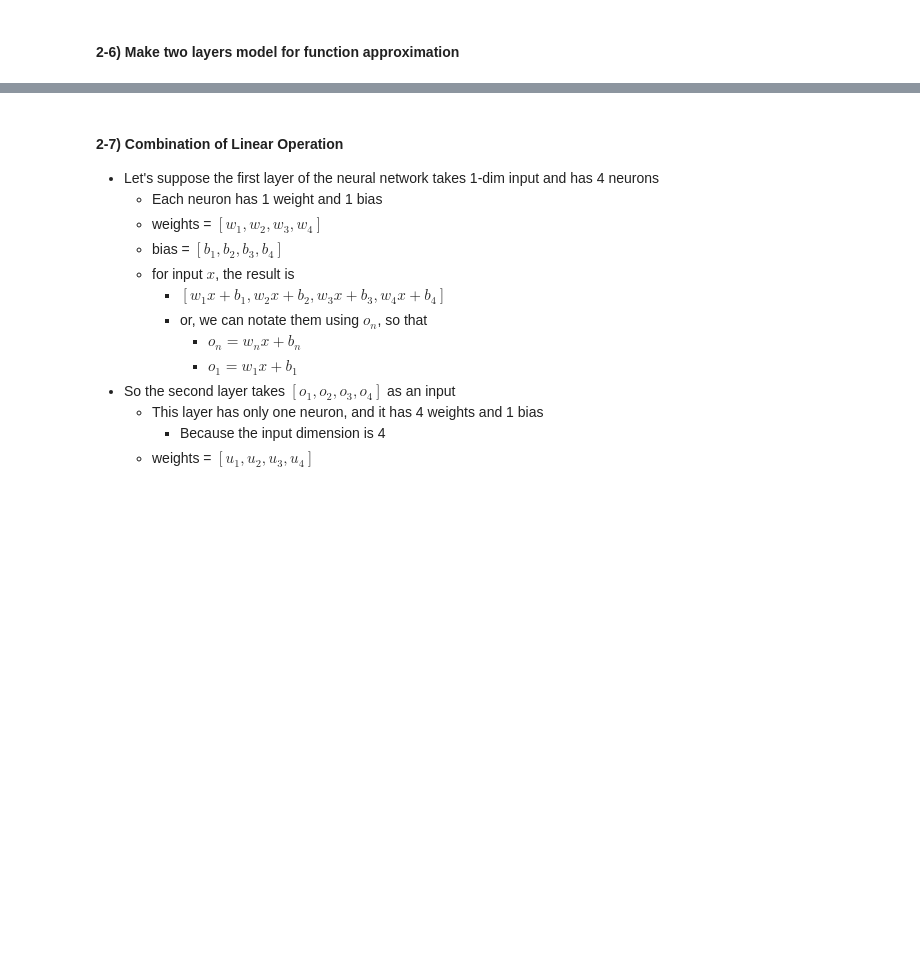
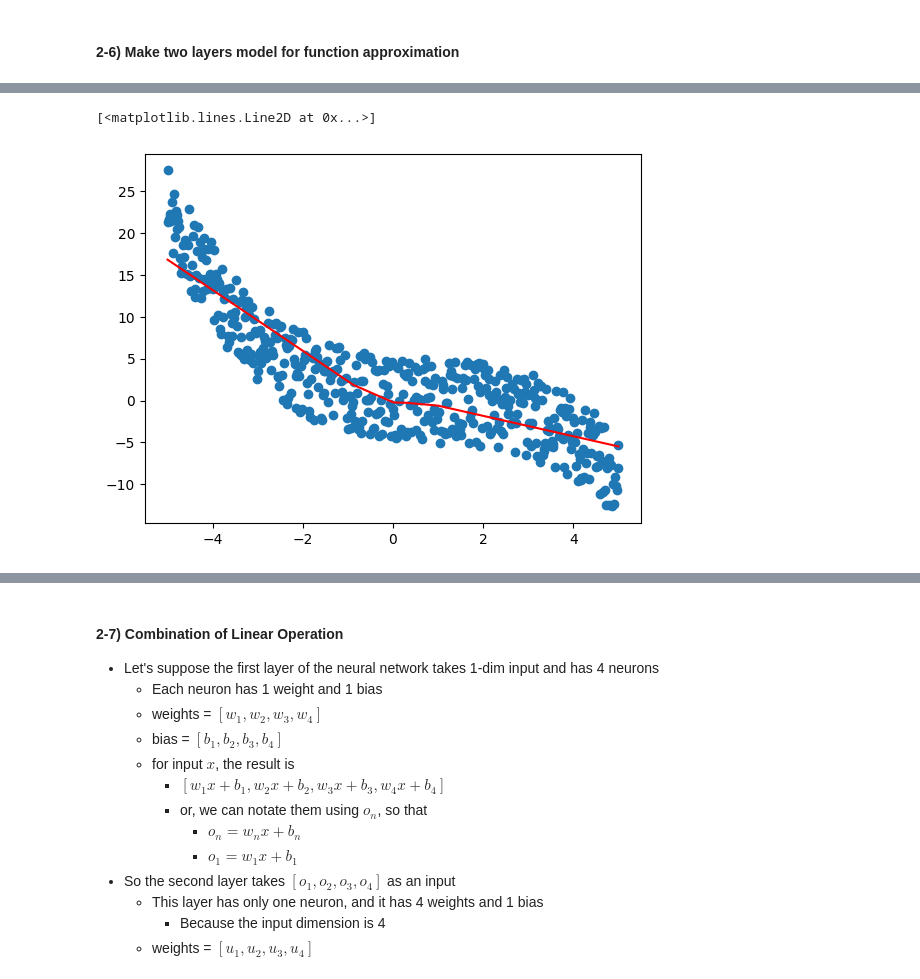
Before and after one commit to jdasam/mas1004, a Jupyter notebook: live_coding/2_function_approximation.ipynb, the cells around one changed output, grey strips where cells are left out. Cells and saved outputs as stored; diff of their text form; code cells hidden in the pictures; blank space fills up the shorter version.

```diff
--- a/live_coding/2_function_approximation.ipynb
+++ b/live_coding/2_function_approximation.ipynb
@@ -666,0 +820,6 @@ any([True, True, False]), all([True, True, False])
+# %%
+plt.scatter(xs, ys)
+plt.plot(xs, model_pred.squeeze().detach(), color='r') # detach makes tensor to forget its computation graph
+# %% [output]
+[<matplotlib.lines.Line2D at 0x...>]
+[figure, added]
```
Also changed, not shown: parts of 10 cells of this notebook.
